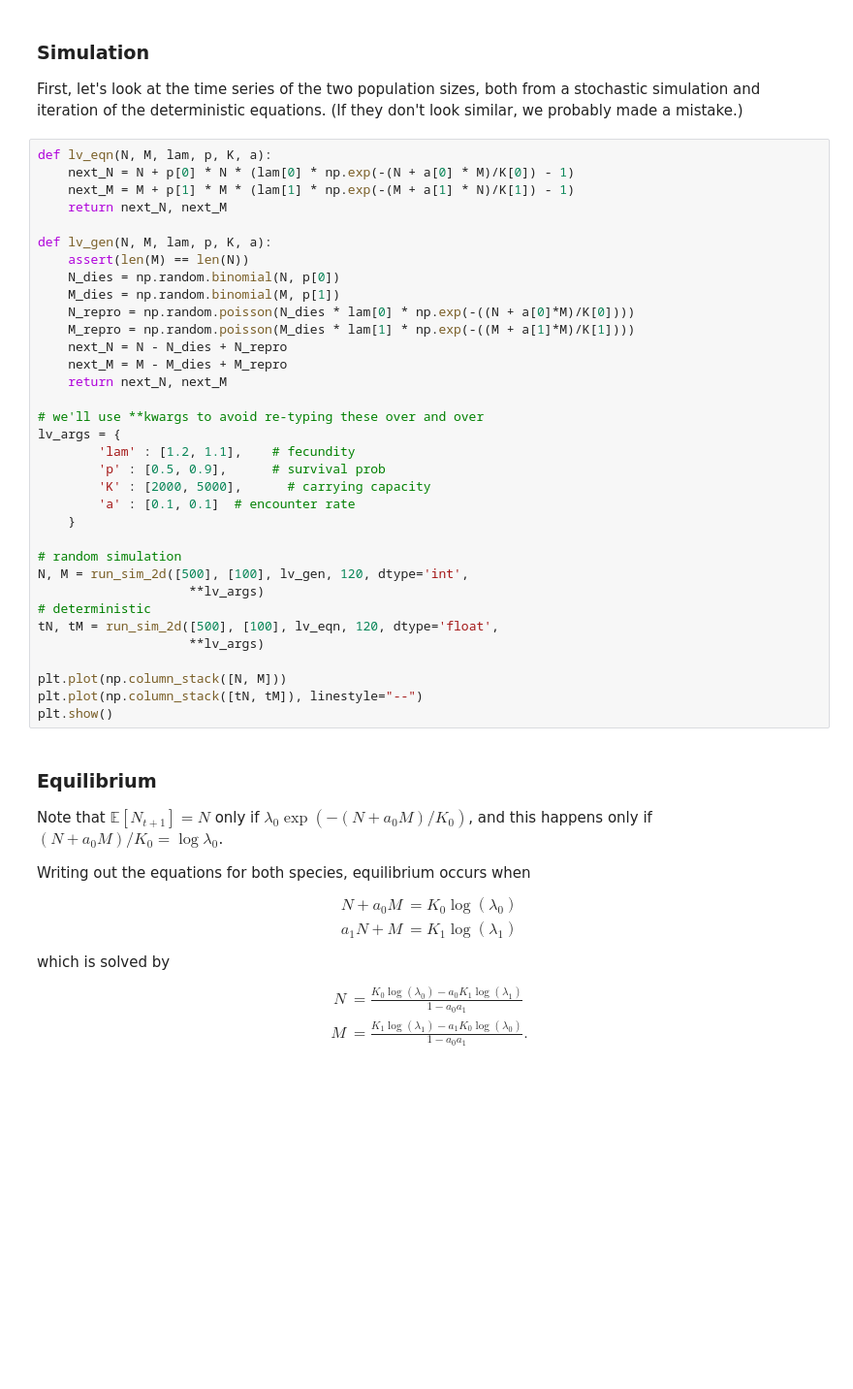
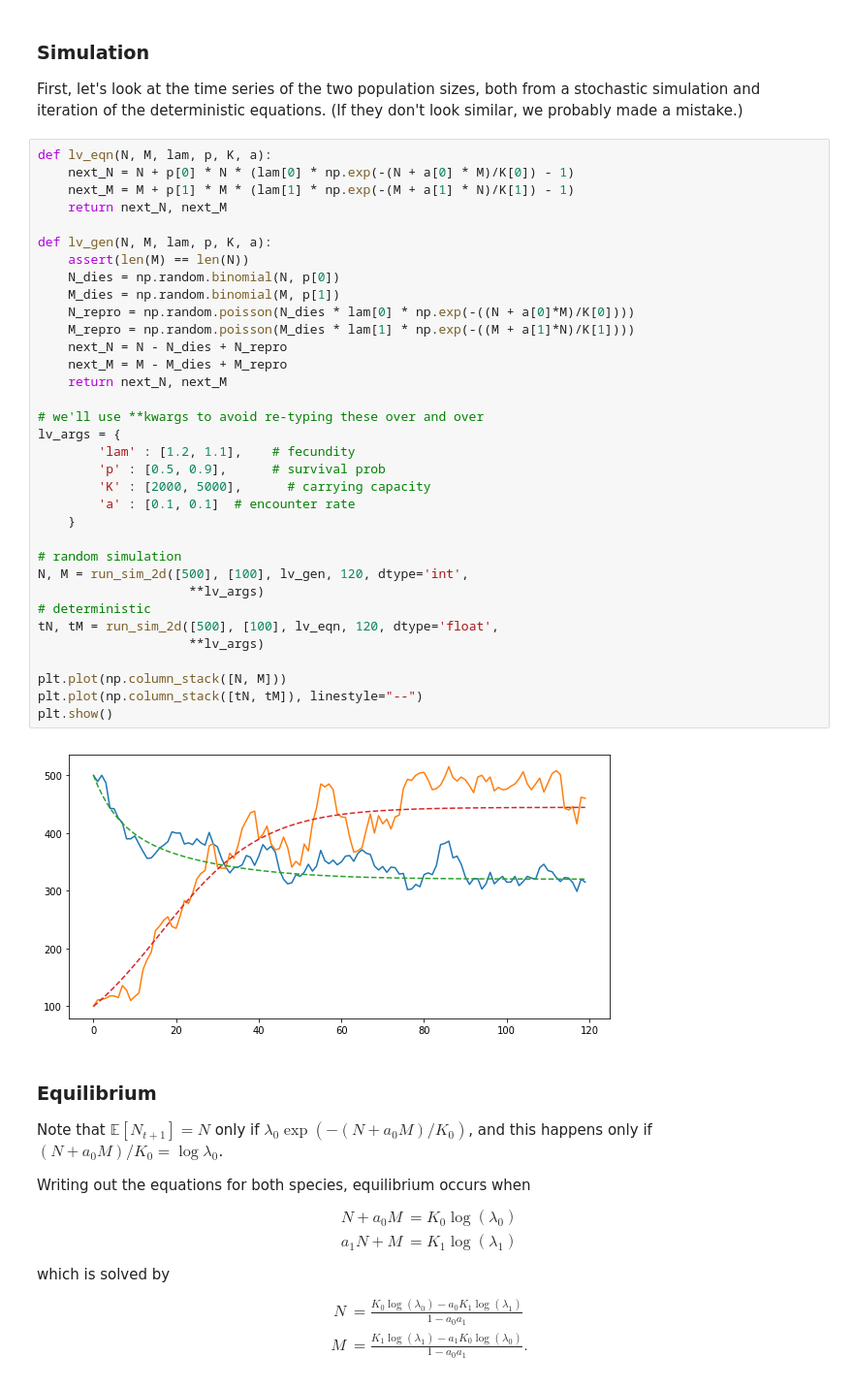
Before and after one commit to petrelharp/popbio, a Jupyter notebook: notebooks/lecture_02.ipynb, the cells around one changed output. Shown: that part at 97% size. Drawn from its saved outputs; the diff is of its cells as text; blank space fills up the shorter version.

```diff
--- a/notebooks/lecture_02.ipynb
+++ b/notebooks/lecture_02.ipynb
@@ -182,34 +203,36 @@ def lv_eqn(N, M, lam, p, K, a):
     next_M = M + p[1] * M * (lam[1] * np.exp(-(M + a[1] * N)/K[1]) - 1)
     return next_N, next_M
 
 def lv_gen(N, M, lam, p, K, a):
     assert(len(M) == len(N))
     N_dies = np.random.binomial(N, p[0])
     M_dies = np.random.binomial(M, p[1])
     N_repro = np.random.poisson(N_dies * lam[0] * np.exp(-((N + a[0]*M)/K[0])))
-    M_repro = np.random.poisson(M_dies * lam[1] * np.exp(-((M + a[1]*M)/K[1])))
+    M_repro = np.random.poisson(M_dies * lam[1] * np.exp(-((M + a[1]*N)/K[1])))
     next_N = N - N_dies + N_repro
     next_M = M - M_dies + M_repro
     return next_N, next_M
 
 # we'll use **kwargs to avoid re-typing these over and over
 lv_args = {
         'lam' : [1.2, 1.1],    # fecundity
         'p' : [0.5, 0.9],      # survival prob
         'K' : [2000, 5000],      # carrying capacity
         'a' : [0.1, 0.1]  # encounter rate
     }
 
 # random simulation
 N, M = run_sim_2d([500], [100], lv_gen, 120, dtype='int',
                     **lv_args)
 # deterministic
 tN, tM = run_sim_2d([500], [100], lv_eqn, 120, dtype='float',
                     **lv_args)
 
 plt.plot(np.column_stack([N, M]))
 plt.plot(np.column_stack([tN, tM]), linestyle="--")
 plt.show()
+# %% [output]
+[figure, added]
 # %% [markdown]
 ### Equilibrium
 
```
Also changed, not shown: parts of 7 cells of this notebook, 2 other files.
